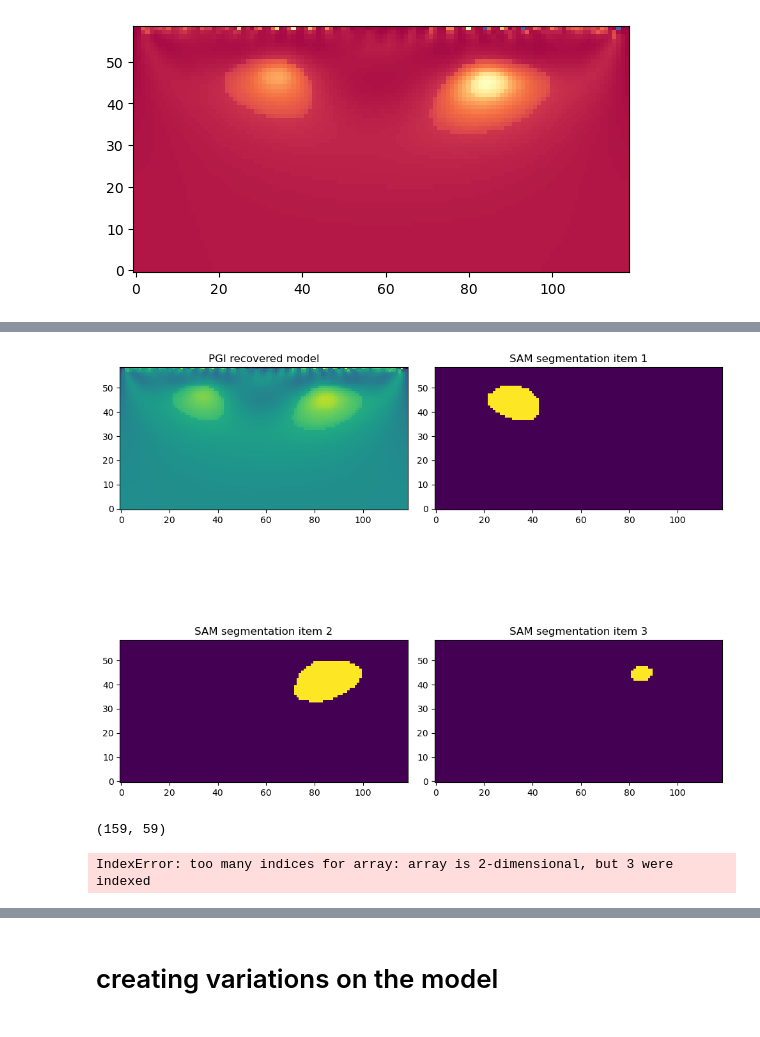
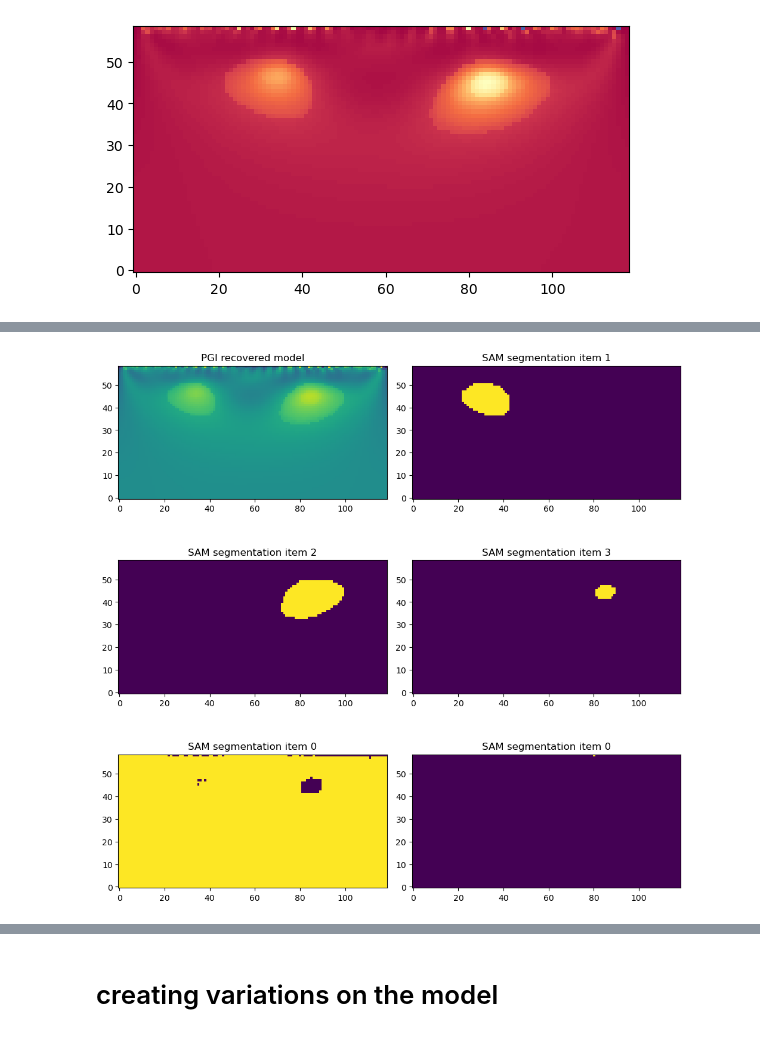
Before and after one commit to JKutt/transformers_segmentation, a Jupyter notebook: PGI/dcip/dcip2d.ipynb, the cells around one changed output, grey strips where cells are left out. Saved outputs shown, nothing was run; the diff lists cells and outputs as text; code cells hidden in the pictures.

Commit message:
added code to process mask assignment

```diff
--- a/PGI/dcip/dcip2d.ipynb
+++ b/PGI/dcip/dcip2d.ipynb
@@ -629,33 +625,30 @@ IndexError: only integers, slices (`:`), ellipsis (`...`), numpy.newaxis (`None`
 # %%
 from scipy import stats
 # print(np.bincount(onion.flatten()))
 
-fig, ax = plt.subplots(2,2, figsize=(10, 10))
+fig, ax = plt.subplots(3,2, figsize=(10, 10))
 result[0].keys()
 ax[0, 0].imshow(np.log(myarray.reshape(meshCore.shape_cells, order='F')).T)
 ax[0, 0].invert_yaxis()
 ax[0, 0].set_title('PGI recovered model')
 
 # for i in range(4):
 ax[0, 1].imshow(result[1]['segmentation'].T)
 ax[0, 1].invert_yaxis()
 ax[0, 1].set_title('SAM segmentation item 1')
 ax[1, 0].imshow(result[2]['segmentation'].T)
 ax[1, 0].invert_yaxis()
 ax[1, 0].set_title('SAM segmentation item 2')
 ax[1, 1].imshow(result[3]['segmentation'].T)
 ax[1, 1].invert_yaxis()
 ax[1, 1].set_title('SAM segmentation item 3')
+ax[2, 0].imshow(result[0]['segmentation'].T)
+ax[2, 0].invert_yaxis()
+ax[2, 0].set_title('SAM segmentation item 0')
+ax[2, 1].imshow(result[4]['segmentation'].T)
+ax[2, 1].invert_yaxis()
+ax[2, 1].set_title('SAM segmentation item 0')
 plt.tight_layout()
 plt.show()
 # %% [output]
-[figure, old version]
+[figure, new version]
-# %%
-image_rgb = np.load('../../complex_geology_prepped.npy')
-
-print(image_rgb.shape)
-
-result2 = mask_generator.generate(np.asarray(image_rgb))
-# %% [output]
-(159, 59)
-IndexError: too many indices for array: array is 2-dimensional, but 3 were indexed
```
Also changed, not shown: parts of 7 cells of this notebook.
